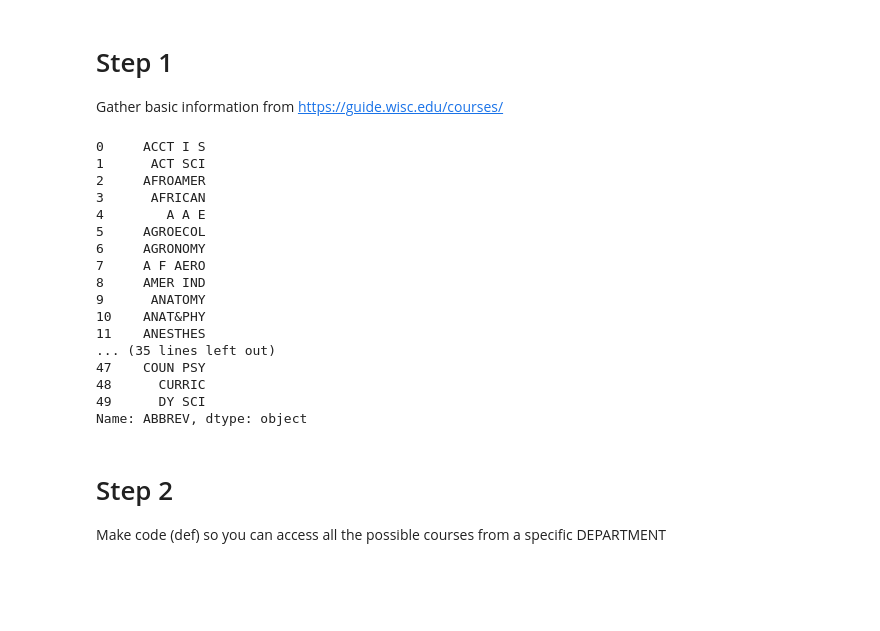
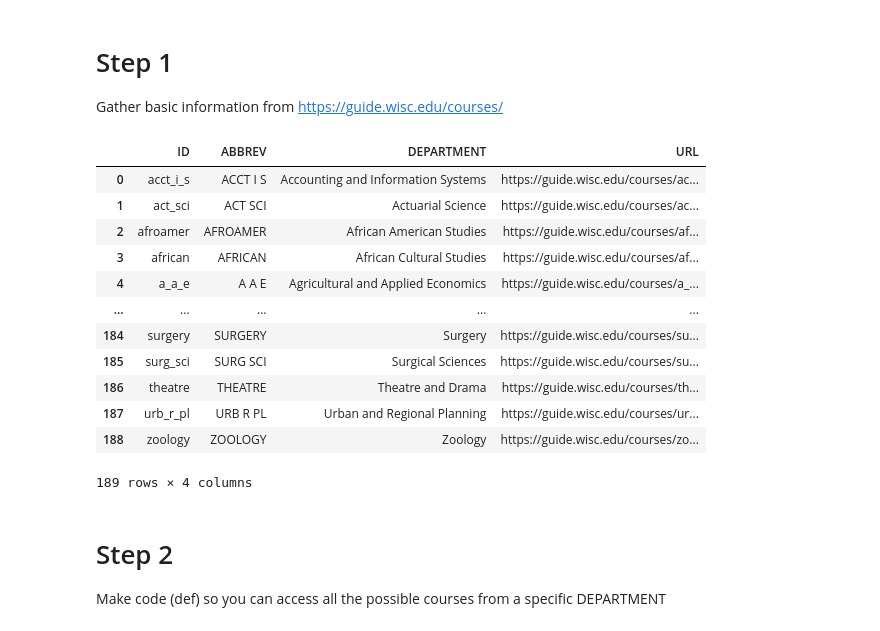
Before and after one commit to hungrydoor14/UWClasses, a Jupyter notebook: testing_ground.ipynb, the cells around one changed output. Cells and saved outputs as stored; diff of their text form; code cells hidden in the pictures; blank space fills up the shorter version.

```diff
--- a/testing_ground.ipynb
+++ b/testing_ground.ipynb
@@ -36,51 +36,47 @@ if atoz_div:
         items = ul.find_all('li')
         for item in items:
             # this will grab the info inside the href (that holds name and course abbreviations)
                 # <li><a href="/courses/acct_i_s/">Accounting and Information Systems (ACCT I S)</a></li>
             pattern = r'<li><a href="/courses/(.*?)/">(.+?) \(([^)]+)\)</a></li>'
             match = re.match(pattern, str(item))
             #print(item)
 
             if match:
                 dep_id = match.group(1) # used for website nav
                 dep_name = match.group(2) # naming
                 dep_abbrev = match.group(3) # full name
 
                 # SOURCE 1: Fix issue with amps like "ANAT&amp;PHY"
                 dep_abbrev = html.unescape(dep_abbrev)
                 dep_name = html.unescape(dep_name)
 
                 dep_url = f"https://guide.wisc.edu/courses/{dep_id}/"
 
                 data.append({"ID" : dep_id, "ABBREV": dep_abbrev, "DEPARTMENT": dep_name, "URL" : dep_url})
 
 df = pd.DataFrame(data)
 
 # Gather the link for each course using ID
 for course in df["DEPARTMENT"]:
     df["URL"] = "https://guide.wisc.edu/courses/" + df["ID"] + "/"
 # for d in df["DEPARTMENT"]:
 #     print(d)
 
-df["ABBREV"][:50]
+df
 # %% [output]
+|  | ID | ABBREV | DEPARTMENT | URL |
+| 0 | acct_i_s | ACCT I S | Accounting and Information Systems | https://guide.wisc.edu/courses/ac... |
+| 1 | act_sci | ACT SCI | Actuarial Science | https://guide.wisc.edu/courses/ac... |
+| 2 | afroamer | AFROAMER | African American Studies | https://guide.wisc.edu/courses/af... |
+| 3 | african | AFRICAN | African Cultural Studies | https://guide.wisc.edu/courses/af... |
+| 4 | a_a_e | A A E | Agricultural and Applied Economics | https://guide.wisc.edu/courses/a_... |
+| ... | ... | ... | ... | ... |
+| 184 | surgery | SURGERY | Surgery | https://guide.wisc.edu/courses/su... |
+| 185 | surg_sci | SURG SCI | Surgical Sciences | https://guide.wisc.edu/courses/su... |
+| 186 | theatre | THEATRE | Theatre and Drama | https://guide.wisc.edu/courses/th... |
+| 187 | urb_r_pl | URB R PL | Urban and Regional Planning | https://guide.wisc.edu/courses/ur... |
+| 188 | zoology | ZOOLOGY | Zoology | https://guide.wisc.edu/courses/zo... |
-0     ACCT I S
-1      ACT SCI
-2     AFROAMER
-3      AFRICAN
-4        A A E
-5     AGROECOL
-6     AGRONOMY
-7     A F AERO
-8     AMER IND
-9      ANATOMY
-10    ANAT&PHY
-11    ANESTHES
-... (35 lines left out)
-47    COUN PSY
-48      CURRIC
-49      DY SCI
-Name: ABBREV, dtype: object
+189 rows × 4 columns
 # %% [markdown]
 # Step 2
 Make code (def) so you can access all the possible courses from a specific DEPARTMENT
```
Also changed, not shown: parts of 5 cells of this notebook, 3 other files.
